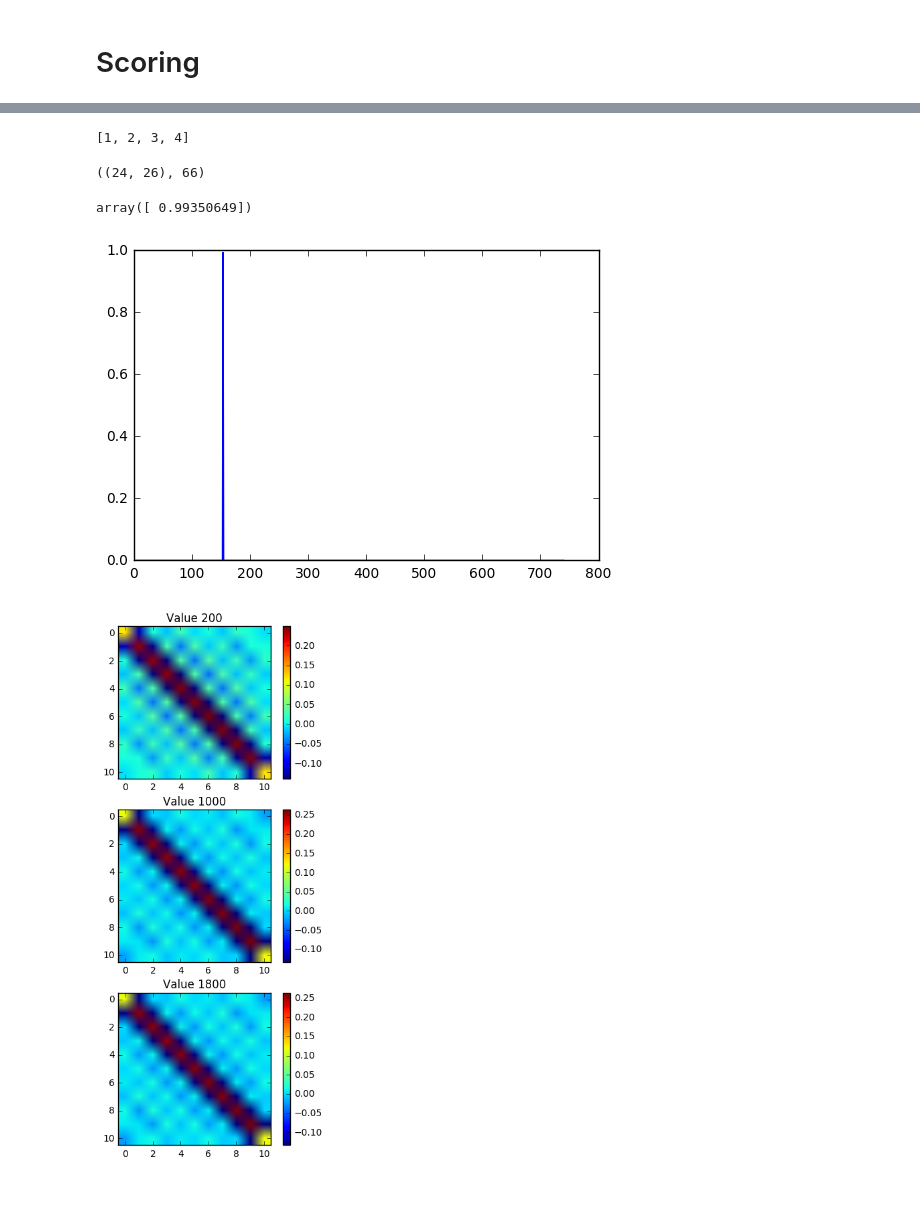
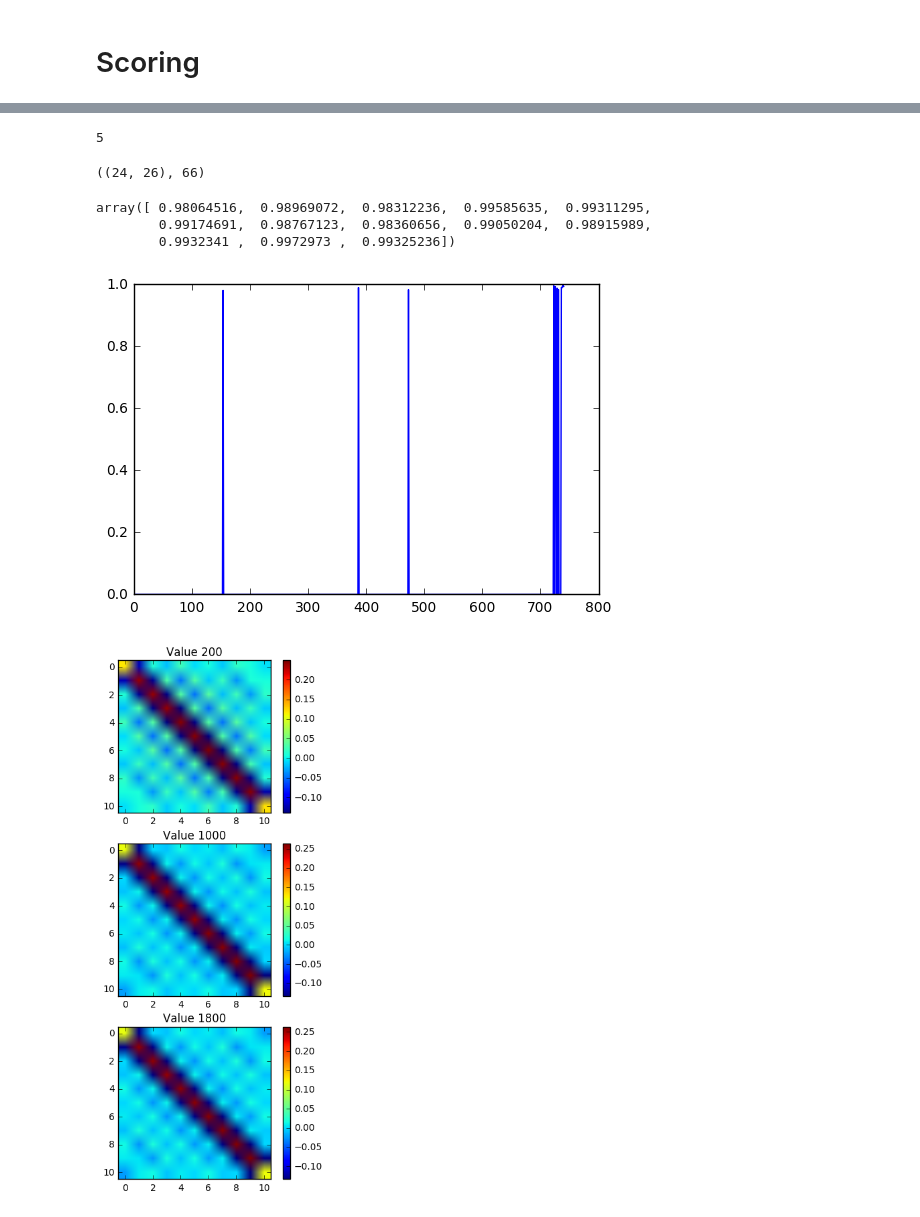
Before and after one commit to ishvlad/Conformal-Anomaly-Detection, a Jupyter notebook: experiments/ipython_notebooks/main_book.ipynb, the cells around one changed output, grey strips where cells are left out. Drawn from its saved outputs; the diff is of its cells as text; code cells hidden in the pictures.

```diff
--- a/experiments/ipython_notebooks/main_book.ipynb
+++ b/experiments/ipython_notebooks/main_book.ipynb
@@ -240,14 +247,12 @@ def game(path,i,pr=None):
         detector = KnncadDetector(pr, max(df['value']), min(df['value']), 1, 1)
 
     start_time = time.time()
-    for i,x in enumerate(df.values[:350]):
+    for i,x in enumerate(df.values):
 
         anomalyScore.append(detector.handleRecord({'value':x[1]}))
-        if i % 50 == 0:
+        if i % 200 == 0:
 #         if (i % 100 == 0 and i < pr) or (i % 10 and i > pr):
             print('Complete', i, 'records')
-    for i in enumerate(df.values[350:]):
-        anomalyScore.append([0.5])
     print("--- %s seconds ---" % (time.time() - start_time))
 #     return anomalyScore, detector
     fig = plt.figure(figsize=(8,8))
@@ -303,26 +304,0 @@ Complete 300 records
-# %%
-files = [f for f in listdir(root+"A1_yahoo/") if not f.startswith('.')]
-name = path+files[58]
-df = pd.read_csv(root+name)
-print(len(df), root+name, max(df['value']))
-
-fig = plt.figure(figsize=(8,8))
-csv = df
-x = [to_int(tm)- to_int(csv['timestamp'][0]) for tm in list(csv['timestamp'])]
-y = list(csv['value'])
-
-ax = fig.add_subplot(2, 1, 1)
-ax.plot(res[0])
-ax.axis('tight')
-plt.ylim((0,1))
-ax = fig.add_subplot(2, 1, 2)
-ax.plot(x, y)
-ax.axis('tight')
-# plot anomaly window
-for wind in windows[name]:
-    begin = to_int(wind[0].split('.')[0]) - to_int(csv['timestamp'][0])
-    end = to_int(wind[1].split('.')[0])-to_int(csv['timestamp'][0])
-    ax.add_patch(patches.Rectangle((begin, min(y)), end-begin, max(y)-min(y),alpha=0.1))
-# plot anomalies
-index = [list(csv['timestamp']).index(lab) for lab in labels[name]]
-ax.plot([x[j] for j in index], [y[j] for j in index], 'or')
@@ -333,11 +305,9 @@ ax.plot([x[j] for j in index], [y[j] for j in index], 'or')
 # %%
 # sigmas = np.array(res[1].sigmas)
-# %%
-a = [1,2,3,4]
-
-a
-# %% [output]
-[1, 2, 3, 4]
+# %%
+sum(5)
+# %% [output]
+5
 # %%
 # k = 1..64
 # dim = 1..64
@@ -382,12 +352,14 @@ best, count
 # %% [output]
 ((24, 26), 66)
 # %%
-border = 0.99
+border = 0.98
 plt.plot([x[0] if x[0] > border else 0 for x in res[0]])
 np.array(res[0])[np.array(res[0]) > border]
 # %% [output]
-array([ 0.99350649])
+array([ 0.98064516,  0.98969072,  0.98312236,  0.99585635,  0.99311295,
+        0.99174691,  0.98767123,  0.98360656,  0.99050204,  0.98915989,
+        0.9932341 ,  0.9972973 ,  0.99325236])
-[figure, old version]
+[figure, new version]
 # %%
 #true_sigma
 res[1].sigma
```
Also changed, not shown: parts of 3 cells of this notebook, 2 other files.
